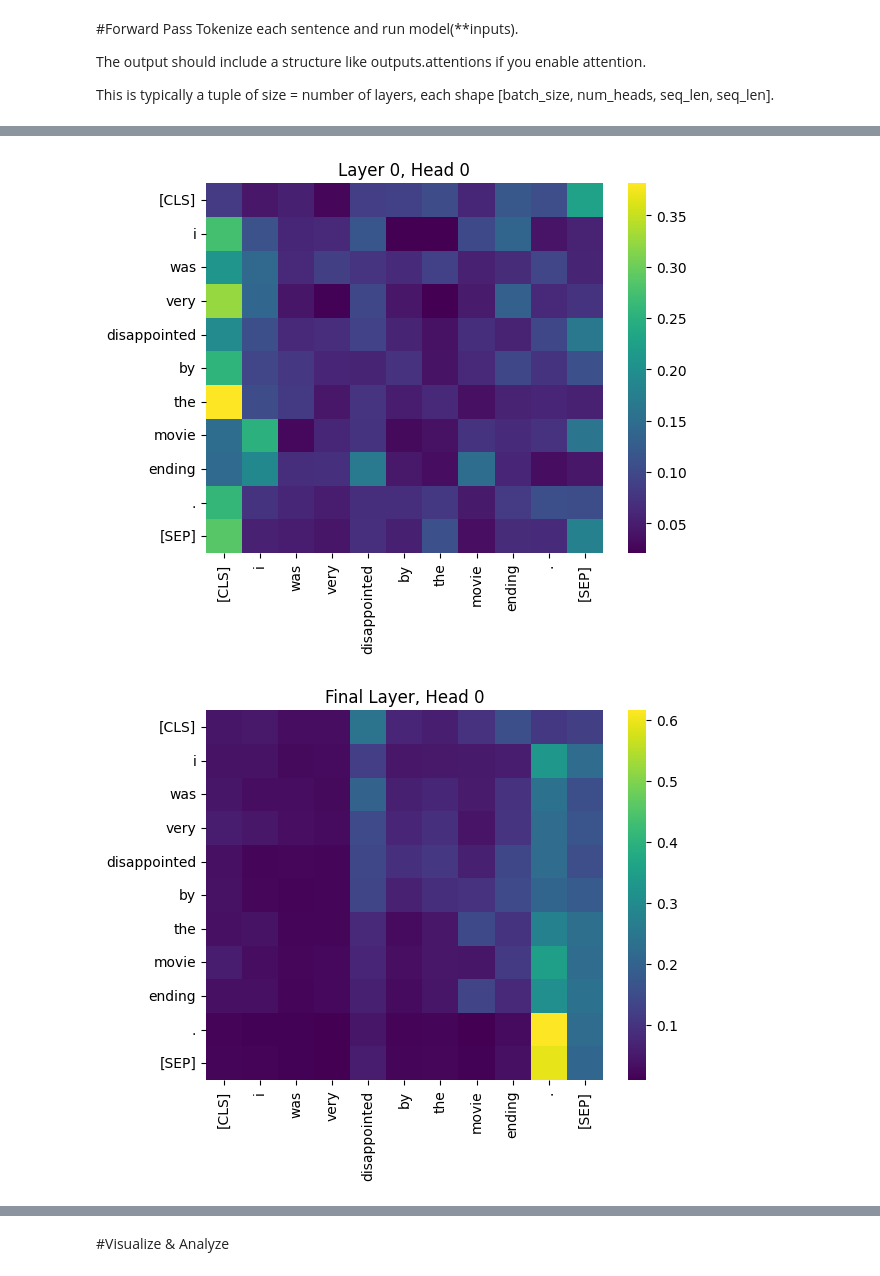
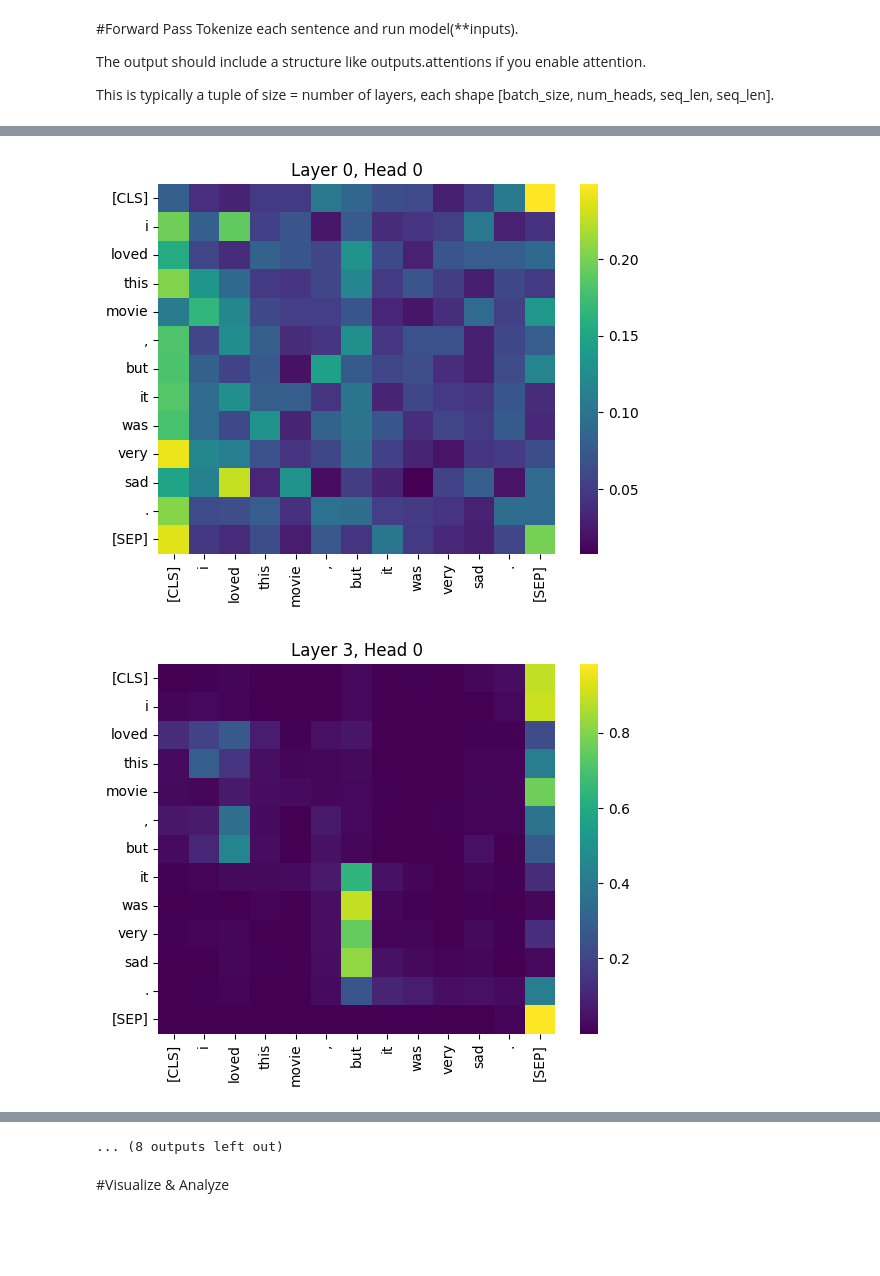
Before and after one commit to bnelson05/SelfAttention, a Jupyter notebook: SelfAttention.ipynb, the cells around one changed output, grey strips where cells are left out. Saved outputs shown, nothing was run; the diff lists cells and outputs as text; code cells hidden in the pictures; blank space fills up the shorter version.

Commit message:
Heatmap/self-attention comparisons and reflections

```diff
--- a/SelfAttention.ipynb
+++ b/SelfAttention.ipynb
@@ -54,7 +59,7 @@ sentiment_sentences = [
     "I loved this movie, but it was very sad.",
     "This film was incredible.",
     "This restaurant had good food, but the service was terrible.",
-    "I was very disappointed by the movie ending."
+    "The food was not terrible."
 ]
 # %% [markdown]
 #Retrieve Attention Weights
@@ -95,21 +106,47 @@ Compare layer 0 vs. the final layer vs some intermediate layer to see how attent
 # %%
+from typing_extensions import final
 import matplotlib.pyplot as plt
 import seaborn as sns
 
-attention_zero_layer = outputs.attentions[0][0, 0].detach().numpy()
 
-tokens = tokenizer.convert_ids_to_tokens(inputs['input_ids'][0])
+for sentence in sentiment_sentences:
+  inputs = tokenizer(sentence, return_tensors="pt")
+  outputs = model(**inputs)
 
-final_layer = len(outputs.attentions) - 1
-attention_final_layer = outputs.attentions[final_layer][0, 0].detach().numpy()
+  final_layer = len(outputs.attentions) - 1
 
-sns.heatmap(attention_zero_layer, cmap='viridis', xticklabels=tokens, yticklabels=tokens)
-plt.title("Layer 0, Head 0")
-plt.show()
+  # outputs.attentions[0] gets the first layer (0th layer)
+  attention_zero_layer = outputs.attentions[0][0, 0].detach().numpy()
 
-sns.heatmap(attention_final_layer, cmap='viridis', xticklabels=tokens, yticklabels=tokens)
-plt.title("Final Layer, Head 0")
-plt.show()
+  attention_third_layer = outputs.attentions[3][0, 0].detach().numpy()
+
+  attention_fifth_layer = outputs.attentions[5][0, 4].detach().numpy()
+
+  attention_final_layer = outputs.attentions[final_layer][0, 0].detach().numpy()
+
+  attention_final_layer_ten = outputs.attentions[final_layer][0, 10].detach().numpy()
+
+  tokens = tokenizer.convert_ids_to_tokens(inputs['input_ids'][0])
+
+  sns.heatmap(attention_zero_layer, cmap='viridis', xticklabels=tokens, yticklabels=tokens)
+  plt.title("Layer 0, Head 0")
+  plt.show()
+
+  sns.heatmap(attention_third_layer, cmap='viridis', xticklabels=tokens, yticklabels=tokens)
+  plt.title("Layer 3, Head 0")
+  plt.show()
+
+  sns.heatmap(attention_fifth_layer, cmap='viridis', xticklabels=tokens, yticklabels=tokens)
+  plt.title("Layer 5, Head 4")
+  plt.show()
+
+  sns.heatmap(attention_final_layer, cmap='viridis', xticklabels=tokens, yticklabels=tokens)
+  plt.title("Final Layer, Head 0")
+  plt.show()
+
+  sns.heatmap(attention_final_layer_ten, cmap='viridis', xticklabels=tokens, yticklabels=tokens)
+  plt.title("Final Layer, Head 10")
+  plt.show()
 # %% [output]
-[figure, old version]
+[figure, new version]
-[figure, old version]
+[figure, new version]
@@ -116,2 +163,3 @@ plt.show()
+... (8 outputs left out)
 # %% [markdown]
 #Visualize & Analyze
```
Also changed, not shown: parts of 6 cells of this notebook.
